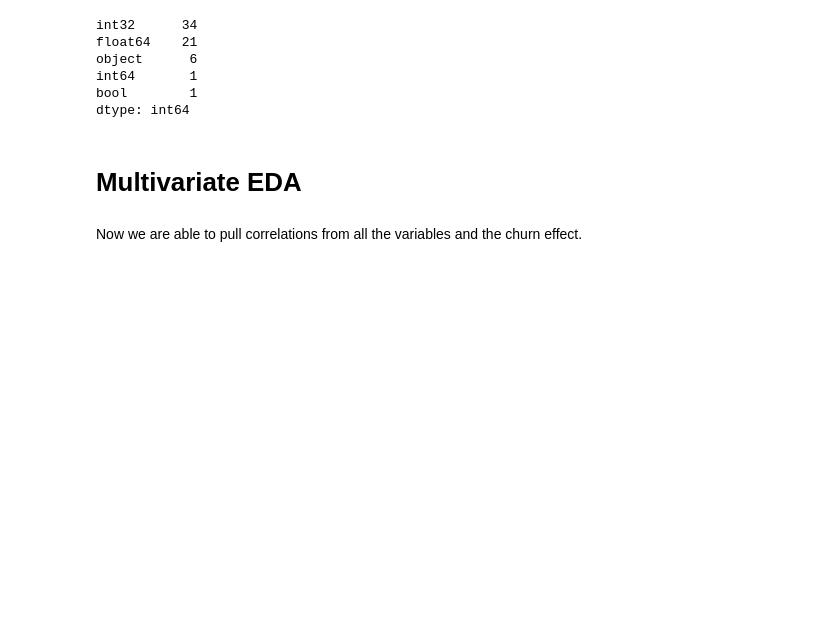
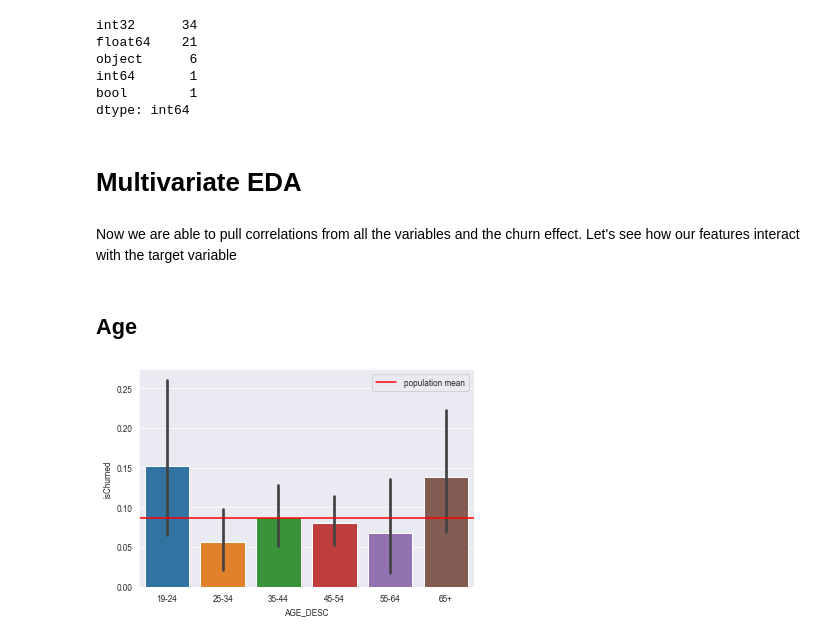
Before and after one commit to RufinoMartin/Retail-Marketing-Campaign, a Jupyter notebook: Dunnhumby.ipynb, the cells around one changed output. Drawn from its saved outputs; the diff is of its cells as text; code cells hidden in the pictures; blank space fills up the shorter version.

```diff
--- a/Dunnhumby.ipynb
+++ b/Dunnhumby.ipynb
@@ -1111,3 +1111,13 @@ dtype: int64
 # Multivariate EDA
 # %% [markdown]
 Now we are able to pull correlations from all the variables and the churn effect.
+Let's see how our features interact with the target variable
+# %% [markdown]
+## Age
+# %%
+ax = sns.barplot(x="AGE_DESC",y="isChurned",data=df_final,order=["19-24","25-34","35-44","45-54","55-64","65+"])
+ax.axhline(y=df_final.isChurned.sum()/len(df_final),c="red",label="population mean")
+ax.legend()
+plt.show()
+# %% [output]
+[figure, added]
```
Also changed, not shown: parts of 41 cells of this notebook.
